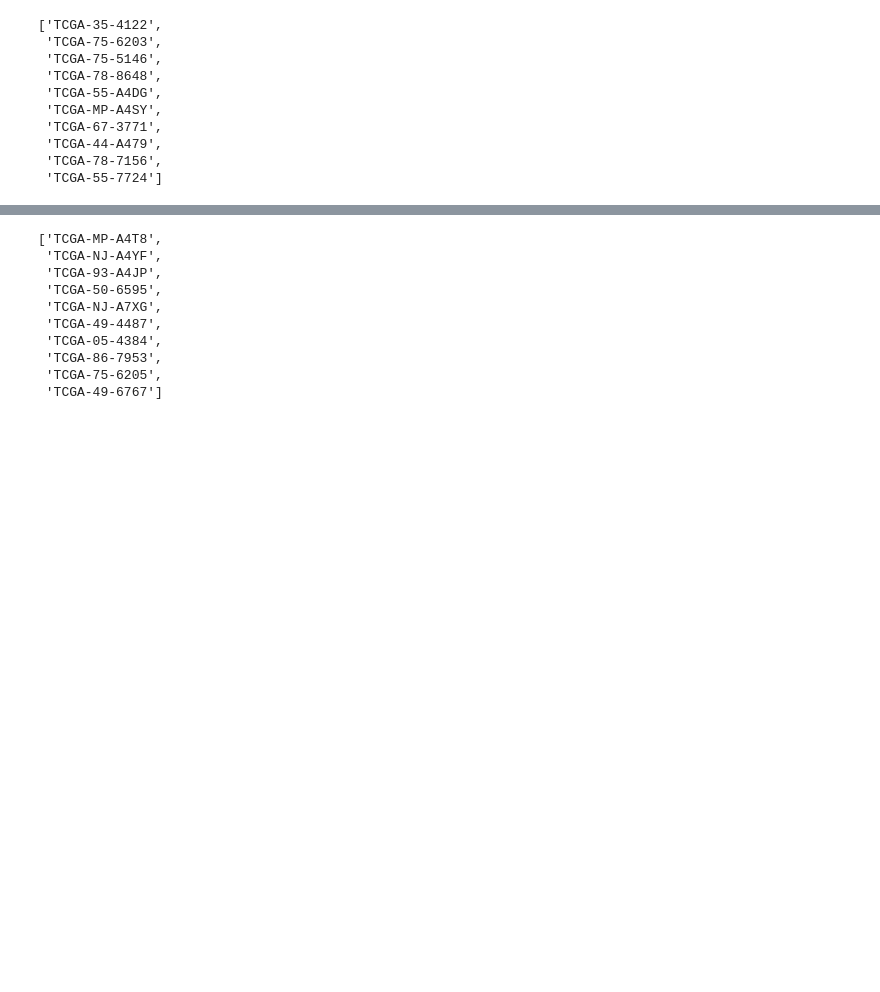
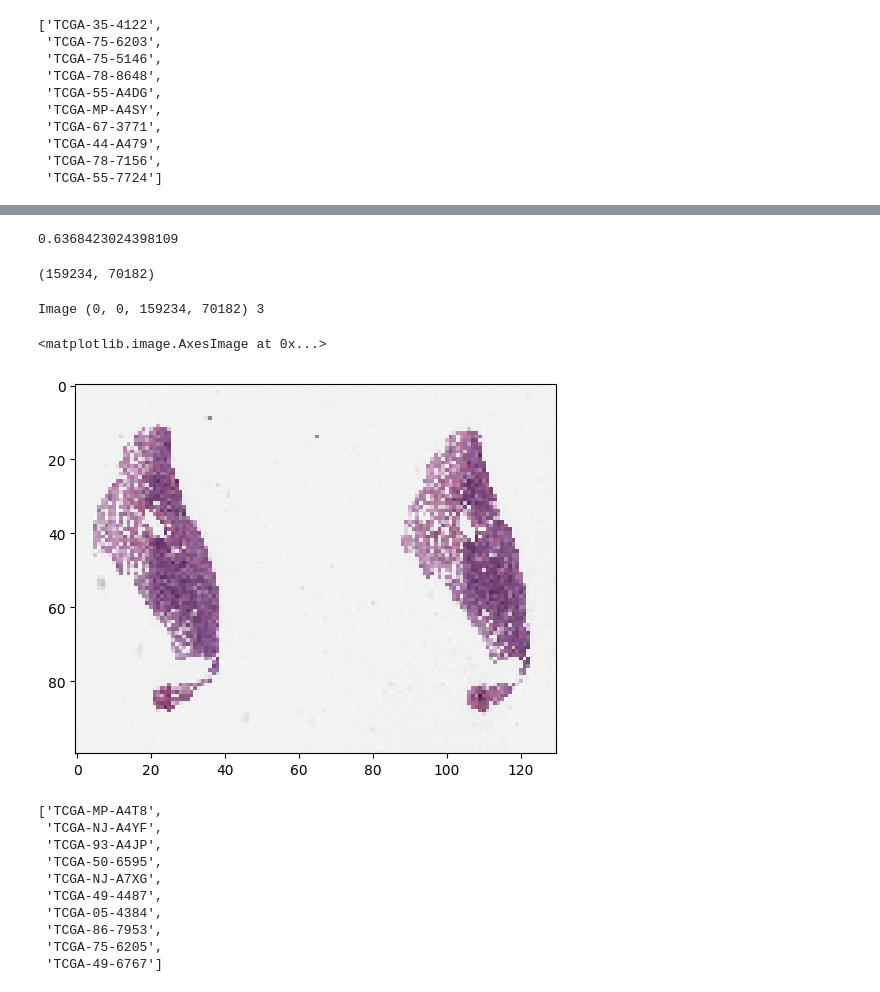
Before and after one commit to akira-nair/multiomic-model-tcga, a Jupyter notebook: preprocessing/preprocess_images/create_images_dataset.ipynb, the cells around one changed output, grey strips where cells are left out. Drawn from its saved outputs; the diff is of its cells as text; code cells hidden in the pictures; blank space fills up the shorter version.

```diff
--- a/preprocessing/preprocess_images/create_images_dataset.ipynb
+++ b/preprocessing/preprocess_images/create_images_dataset.ipynb
@@ -39,0 +71,2 @@ def get_FFPE_images(case):
+# %%
+ex = case_and_image['TCGA-35-4122']
@@ -40,3 +108,21 @@ def get_FFPE_images(case):
+# %%
+np.corrcoef(x_data, y_data)[0,1]
+# %% [output]
+0.6368423024398109
+# %%
+scene.size
+# %% [output]
+(159234, 70182)
+# %%
+slide = slideio.open_slide(ex, driver='SVS')
+scene = slide.get_scene(0)
+print(scene.name, scene.rect, scene.num_channels)
+square_image = scene.read_block(size = (130, 100))
+plt.imshow(square_image)
+# %% [output]
+Image (0, 0, 159234, 70182) 3
+<matplotlib.image.AxesImage at 0x...>
+[figure, added]
 # %%
 images = os.listdir(IMAGE_PATH)
 case_for_img = []
```
Also changed, not shown: parts of 6 cells of this notebook.
